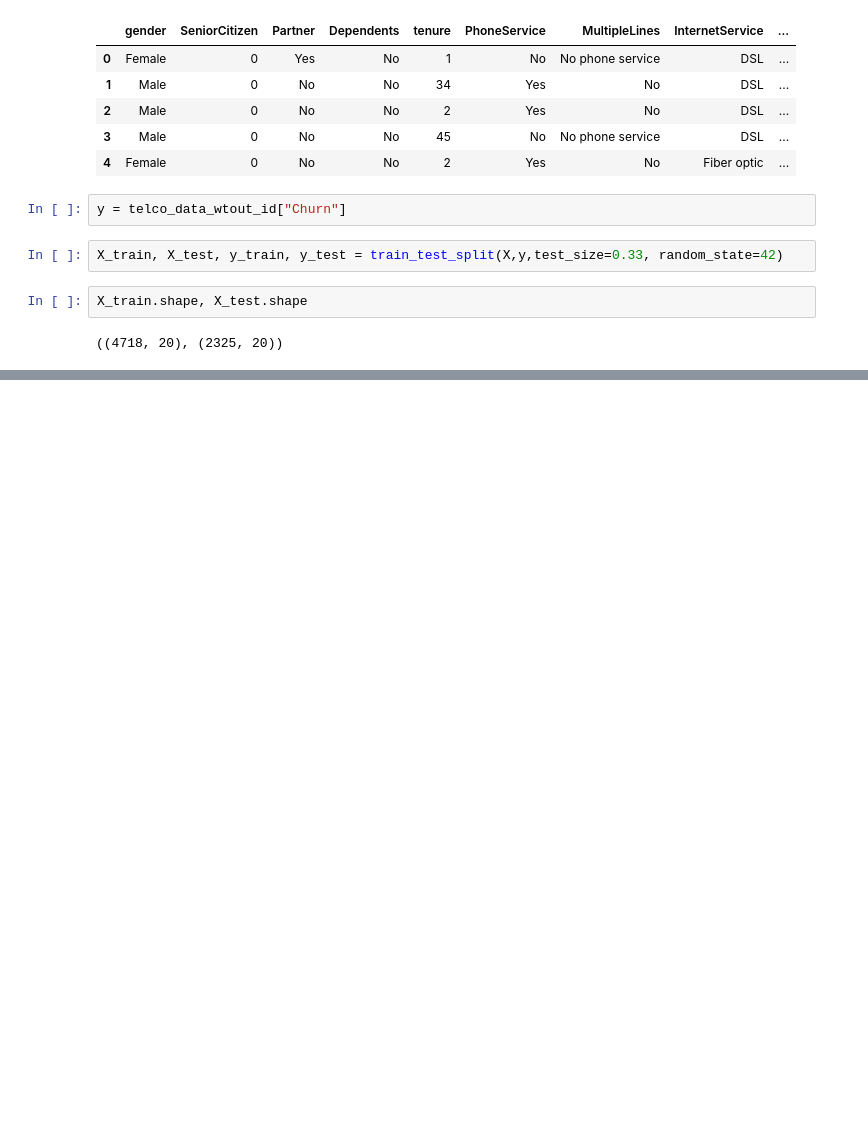
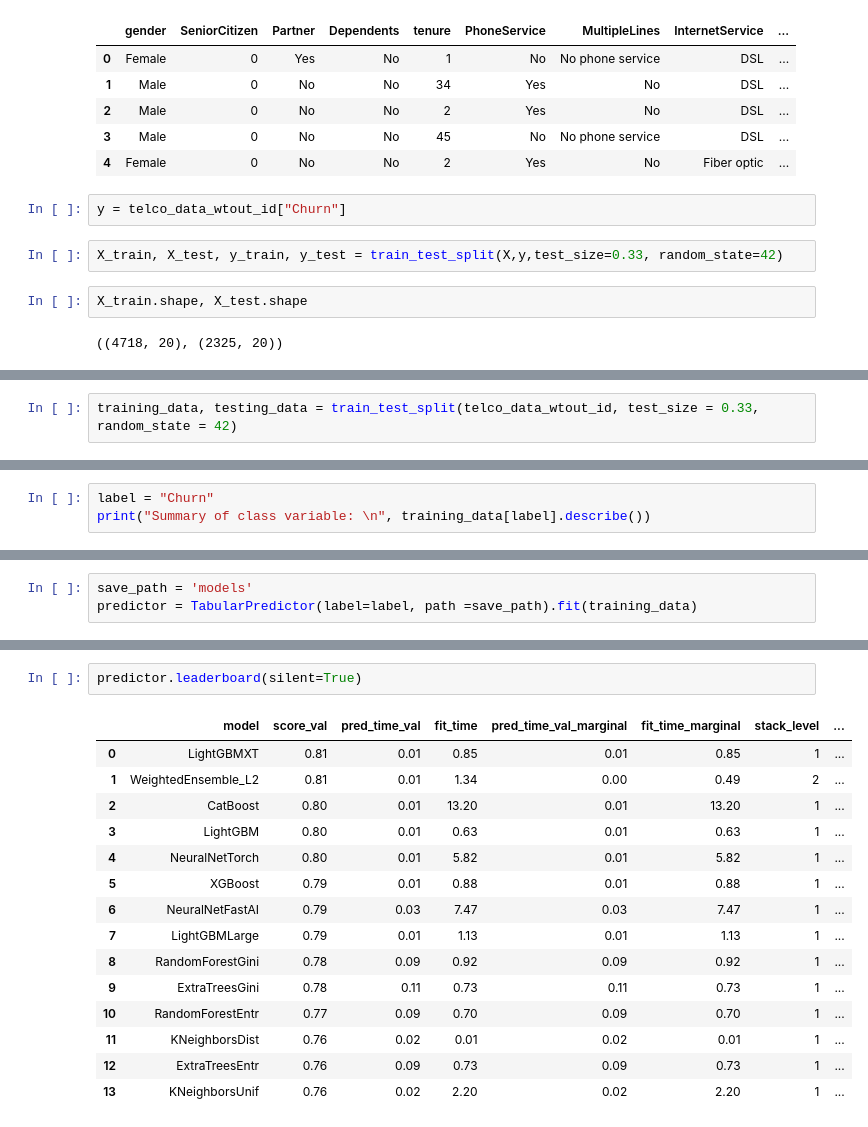
Before and after one commit to Jerry-Aremu/telco_customer_churn, a Jupyter notebook: experimentation.ipynb, the cells around one changed output, grey strips where cells are left out. Saved outputs shown, nothing was run; the diff lists cells and outputs as text; blank space fills up the shorter version.

Commit message:
model development and model training

```diff
--- a/experimentation.ipynb
+++ b/experimentation.ipynb
@@ -138,0 +141,2 @@ X_train.shape, X_test.shape
+# %%
+training_data, testing_data = train_test_split(telco_data_wtout_id, test_size = 0.33, random_state = 42)
@@ -138,0 +147,3 @@ X_train.shape, X_test.shape
+# %%
+label = "Churn"
+print("Summary of class variable: \n", training_data[label].describe())
@@ -138,0 +157,3 @@ X_train.shape, X_test.shape
+# %%
+save_path = 'models'
+predictor = TabularPredictor(label=label, path =save_path).fit(training_data)
@@ -138,0 +178,18 @@ X_train.shape, X_test.shape
+# %%
+predictor.leaderboard(silent=True)
+# %% [output]
+|  | model | score_val | pred_time_val | fit_time | pred_time_val_marginal | fit_time_marginal | stack_level | ... |
+| 0 | LightGBMXT | 0.81 | 0.01 | 0.85 | 0.01 | 0.85 | 1 | ... |
+| 1 | WeightedEnsemble_L2 | 0.81 | 0.01 | 1.34 | 0.00 | 0.49 | 2 | ... |
+| 2 | CatBoost | 0.80 | 0.01 | 13.20 | 0.01 | 13.20 | 1 | ... |
+| 3 | LightGBM | 0.80 | 0.01 | 0.63 | 0.01 | 0.63 | 1 | ... |
+| 4 | NeuralNetTorch | 0.80 | 0.01 | 5.82 | 0.01 | 5.82 | 1 | ... |
+| 5 | XGBoost | 0.79 | 0.01 | 0.88 | 0.01 | 0.88 | 1 | ... |
+| 6 | NeuralNetFastAI | 0.79 | 0.03 | 7.47 | 0.03 | 7.47 | 1 | ... |
+| 7 | LightGBMLarge | 0.79 | 0.01 | 1.13 | 0.01 | 1.13 | 1 | ... |
+| 8 | RandomForestGini | 0.78 | 0.09 | 0.92 | 0.09 | 0.92 | 1 | ... |
+| 9 | ExtraTreesGini | 0.78 | 0.11 | 0.73 | 0.11 | 0.73 | 1 | ... |
+| 10 | RandomForestEntr | 0.77 | 0.09 | 0.70 | 0.09 | 0.70 | 1 | ... |
+| 11 | KNeighborsDist | 0.76 | 0.02 | 0.01 | 0.02 | 0.01 | 1 | ... |
+| 12 | ExtraTreesEntr | 0.76 | 0.09 | 0.73 | 0.09 | 0.73 | 1 | ... |
+| 13 | KNeighborsUnif | 0.76 | 0.02 | 2.20 | 0.02 | 2.20 | 1 | ... |
```
Also changed, not shown: parts of 5 cells of this notebook.
